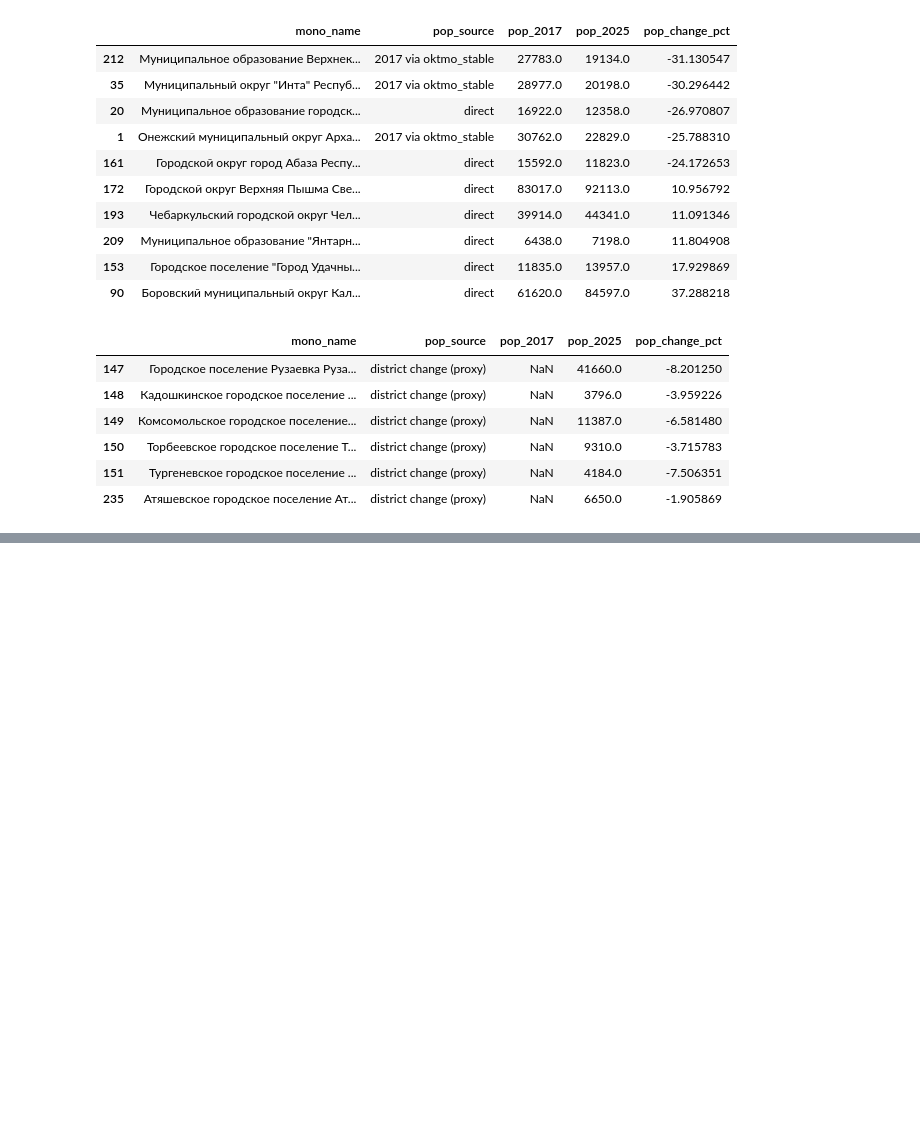
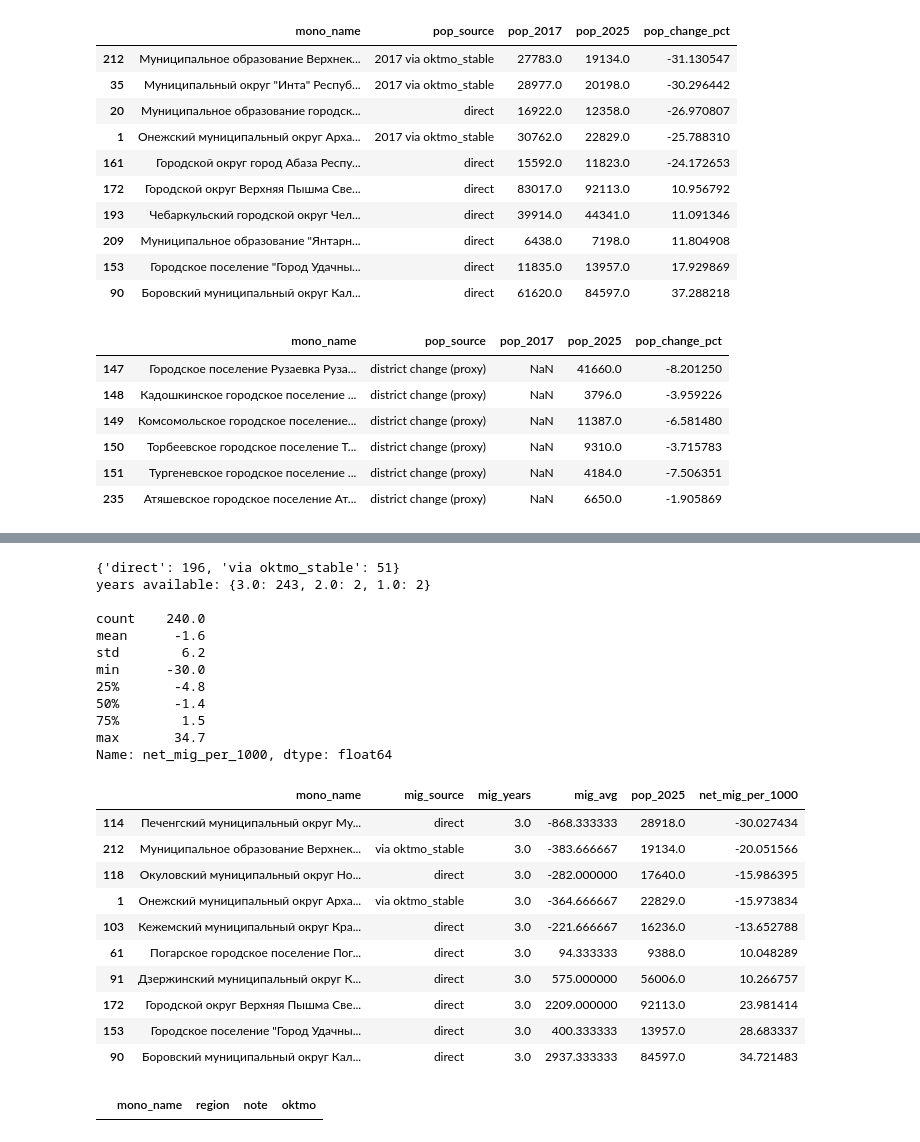
Before and after one commit to evelina-kalugina/-russian-monotowns-typology, a Jupyter notebook: notebooks/03_features.ipynb, the cells around one changed output, grey strips where cells are left out. Cells and saved outputs as stored; diff of their text form; code cells hidden in the pictures; blank space fills up the shorter version.

Commit message:
03_features: net migration per 1,000 residents, average 2021-2023

```diff
--- a/notebooks/03_features.ipynb
+++ b/notebooks/03_features.ipynb
@@ -280,0 +288,61 @@ Name: pop_change_pct, dtype: float64
+# %%
+mig = data["migration"].query("year <= 2023")  # 2024 has only 10 rows: not yet published
+
+
+# direct match by OKTMO
+mig_avg = mig.groupby("oktmo")["indicator_value"].agg(mig_avg="mean", mig_years="count")
+features = features.drop(columns=["mig_avg", "mig_years", "mig_source"], errors="ignore").merge(
+    mig_avg, left_on="oktmo", right_index=True, how="left"
+)
+features["mig_source"] = np.where(features["mig_avg"].notna(), "direct", None)
+
+# same territory through oktmo_stable: per year, sum old units (before a merger) or the new okrug (after)
+mig_by_stable = (
+    mig.loc[mig["oktmo_stable"] != "CD"]
+       .groupby(["oktmo_stable", "year"])["indicator_value"].sum()
+       .groupby("oktmo_stable").agg(["mean", "count"])
+)
+town_stable = features["oktmo"].map(stable_2025)
+stable_years = town_stable.map(mig_by_stable["count"])
+
+# use it only when it covers more years (protects towns that are part of a larger okrug)
+use_stable = stable_years > features["mig_years"].fillna(0)
+features.loc[use_stable, "mig_avg"] = town_stable[use_stable].map(mig_by_stable["mean"])
+features.loc[use_stable, "mig_years"] = stable_years[use_stable]
+features.loc[use_stable, "mig_source"] = "via oktmo_stable"
+
+features["net_mig_per_1000"] = features["mig_avg"] / features["pop_2025"] * 1000
+
+print(features["mig_source"].value_counts(dropna=False).to_dict())
+print("years available:", features["mig_years"].value_counts(dropna=False).to_dict(), "\n")
+print(features["net_mig_per_1000"].describe().round(1))
+
+cols = ["mono_name", "mig_source", "mig_years", "mig_avg", "pop_2025", "net_mig_per_1000"]
+ranked = features.dropna(subset=["net_mig_per_1000"]).sort_values("net_mig_per_1000")
+display(pd.concat([ranked.head(5), ranked.tail(5)])[cols])
+features.loc[features["mig_avg"].isna(), ["mono_name", "region", "note", "oktmo"]]
+# %% [output]
+{'direct': 196, 'via oktmo_stable': 51}
+years available: {3.0: 243, 2.0: 2, 1.0: 2}
+
+count    240.0
+mean      -1.6
+std        6.2
+min      -30.0
+25%       -4.8
+50%       -1.4
+75%        1.5
+max       34.7
+Name: net_mig_per_1000, dtype: float64
+|  | mono_name | mig_source | mig_years | mig_avg | pop_2025 | net_mig_per_1000 |
+| 114 | Печенгский муниципальный округ Му... | direct | 3.0 | -868.333333 | 28918.0 | -30.027434 |
+| 212 | Муниципальное образование Верхнек... | via oktmo_stable | 3.0 | -383.666667 | 19134.0 | -20.051566 |
+| 118 | Окуловский муниципальный округ Но... | direct | 3.0 | -282.000000 | 17640.0 | -15.986395 |
+| 1 | Онежский муниципальный округ Арха... | via oktmo_stable | 3.0 | -364.666667 | 22829.0 | -15.973834 |
+| 103 | Кежемский муниципальный округ Кра... | direct | 3.0 | -221.666667 | 16236.0 | -13.652788 |
+| 61 | Погарское городское поселение Пог... | direct | 3.0 | 94.333333 | 9388.0 | 10.048289 |
+| 91 | Дзержинский муниципальный округ К... | direct | 3.0 | 575.000000 | 56006.0 | 10.266757 |
+| 172 | Городской округ Верхняя Пышма Све... | direct | 3.0 | 2209.000000 | 92113.0 | 23.981414 |
+| 153 | Городское поселение "Город Удачны... | direct | 3.0 | 400.333333 | 13957.0 | 28.683337 |
+| 90 | Боровский муниципальный округ Кал... | direct | 3.0 | 2937.333333 | 84597.0 | 34.721483 |
+|  | mono_name | region | note | oktmo |
```
Also changed, not shown: parts of 1 cell of this notebook.
